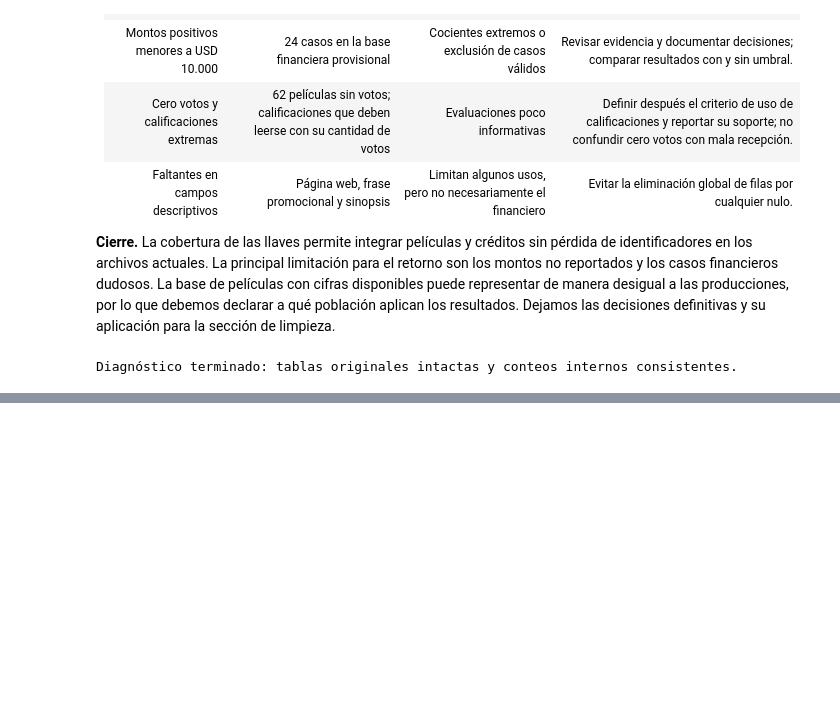
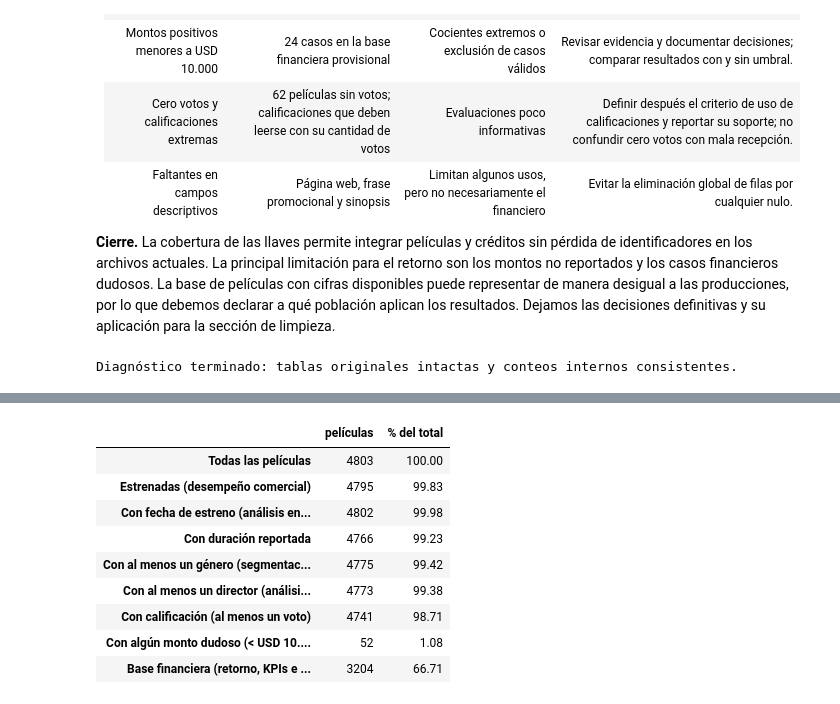
Before and after one commit to JulianHZ711/analisis-datos-evento-3, a Jupyter notebook: notebooks/02_preparacion_modelado.ipynb, the cells around one changed output, grey strips where cells are left out. Drawn from its saved outputs; the diff is of its cells as text; code cells hidden in the pictures; blank space fills up the shorter version.

```diff
--- a/notebooks/02_preparacion_modelado.ipynb
+++ b/notebooks/02_preparacion_modelado.ipynb
@@ -607,0 +688,17 @@ Diagnóstico terminado: tablas originales intactas y conteos internos consistent
+# %%
+def directores(crew_json):
+    # Devuelve la lista de nombres cuyo cargo es Director
+    return [persona["name"] for persona in json.loads(crew_json) if persona.get("job") == "Director"]
+
+creditos = credits[["movie_id"]].copy()
+creditos["directores"] = credits["crew"].apply(directores)
+
+filas_antes = len(peliculas)
+peliculas = peliculas.merge(creditos, left_on="id", right_on="movie_id",
+                            how="left", validate="one_to_one").drop(columns="movie_id")
+assert len(peliculas) == filas_antes, "La unión cambió el número de películas"
+
+numero_directores = peliculas["directores"].str.len()
+display(numero_directores.value_counts().sort_index()
+        .rename_axis("directores por película").rename("películas").to_frame().T)
+display(peliculas.loc[numero_directores >= 2, ["title", "directores"]].head(4))
@@ -607,0 +725,34 @@ Diagnóstico terminado: tablas originales intactas y conteos internos consistent
+# %%
+MONTO_MINIMO = 10_000
+
+peliculas["estrenada"] = peliculas["status"].eq("Released")
+peliculas["monto_dudoso"] = peliculas["budget"].lt(MONTO_MINIMO) | peliculas["revenue"].lt(MONTO_MINIMO)
+peliculas["base_financiera"] = (peliculas["estrenada"]
+                                & peliculas["budget"].notna()
+                                & peliculas["revenue"].notna()
+                                & ~peliculas["monto_dudoso"])
+
+poblaciones = pd.Series({
+    "Todas las películas": len(peliculas),
+    "Estrenadas (desempeño comercial)": peliculas["estrenada"].sum(),
+    "Con fecha de estreno (análisis en el tiempo)": peliculas["release_date"].notna().sum(),
+    "Con duración reportada": peliculas["runtime"].notna().sum(),
+    "Con al menos un género (segmentación por género)": peliculas["genres"].str.len().gt(0).sum(),
+    "Con al menos un director (análisis de talento)": peliculas["directores"].str.len().gt(0).sum(),
+    "Con calificación (al menos un voto)": peliculas["vote_average"].notna().sum(),
+    "Con algún monto dudoso (< USD 10.000)": peliculas["monto_dudoso"].sum(),
+    "Base financiera (retorno, KPIs e hipótesis)": peliculas["base_financiera"].sum(),
+}, name="películas").astype(int).to_frame()
+poblaciones["% del total"] = (poblaciones["películas"] / len(peliculas) * 100).round(2)
+display(poblaciones)
+# %% [output]
+|  | películas | % del total |
+| Todas las películas | 4803 | 100.00 |
+| Estrenadas (desempeño comercial) | 4795 | 99.83 |
+| Con fecha de estreno (análisis en... | 4802 | 99.98 |
+| Con duración reportada | 4766 | 99.23 |
+| Con al menos un género (segmentac... | 4775 | 99.42 |
+| Con al menos un director (análisi... | 4773 | 99.38 |
+| Con calificación (al menos un voto) | 4741 | 98.71 |
+| Con algún monto dudoso (< USD 10.... | 52 | 1.08 |
+| Base financiera (retorno, KPIs e ... | 3204 | 66.71 |
```
Also changed, not shown: parts of 15 cells of this notebook, 1 other file.
